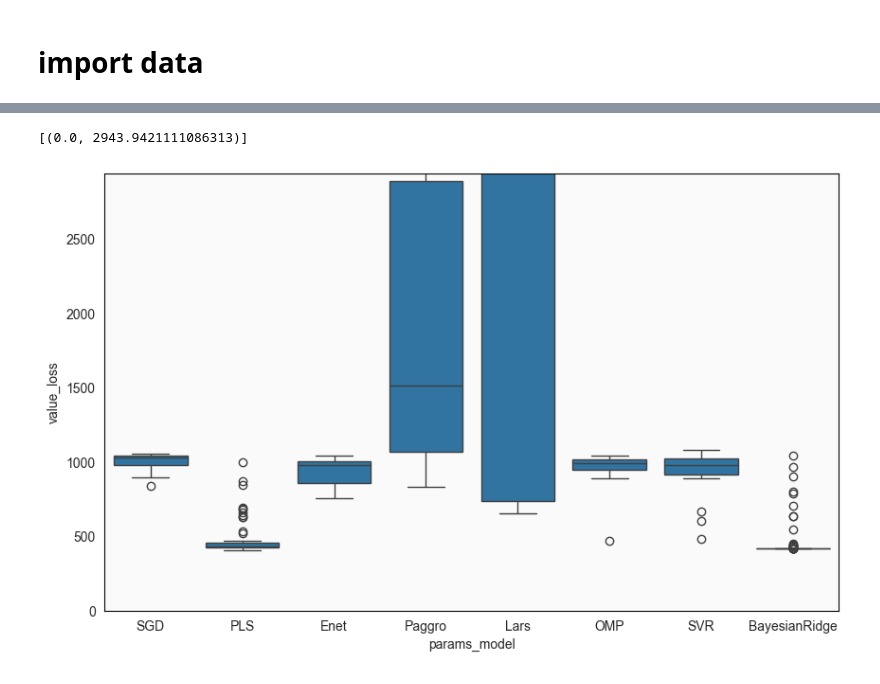
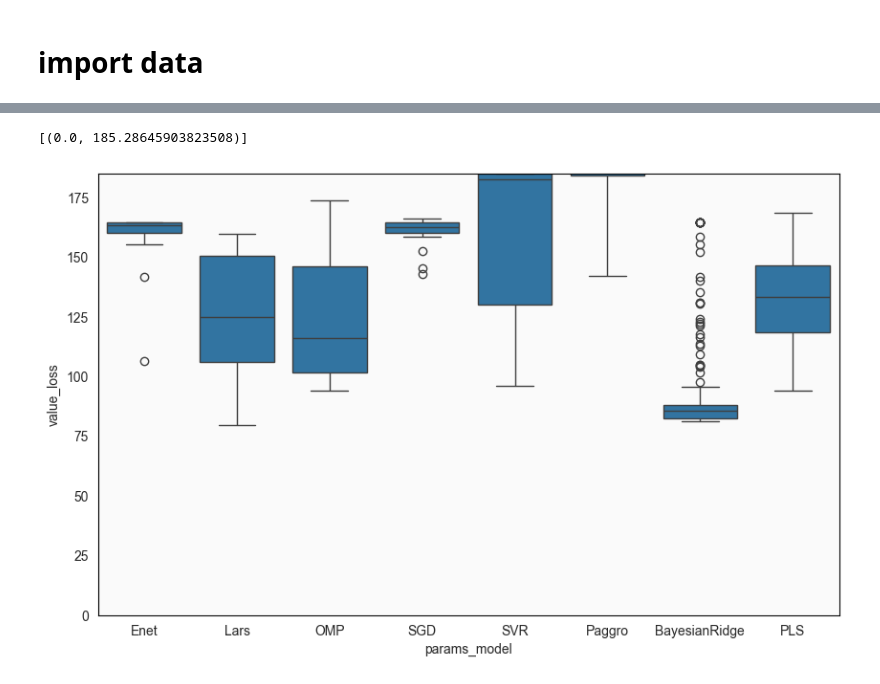
Before and after one commit to ryan-soh-pprint/DS_template, a Jupyter notebook: notebooks/06_train_profile.ipynb, the cells around one changed output, grey strips where cells are left out. Saved outputs shown, nothing was run; the diff lists cells and outputs as text; code cells hidden in the pictures.

```diff
--- a/notebooks/06_train_profile.ipynb
+++ b/notebooks/06_train_profile.ipynb
@@ -68,6 +61,6 @@ Index(['ABOVE_BELOW_5pct_Dwarf', 'BrownSug_Adulteration', 'Farm', 'Grade',
 # %%
 params_to_train = y_train.columns.tolist()
-train_params = ['Percent_Dwarf']
-params_to_train = [p for p in params_to_train if p in train_params]
+not_train_params = []
+params_to_train = [p for p in params_to_train if p not in not_train_params]
 params_to_train
 # %% [output]
@@ -79,5 +88,5 @@ params_to_train
 # %%
-model_version = f"{split}.0"
+model_version = f"{split}.1"
 
 model_folder = Path("../models/") / version / split / model_version
 model_folder.mkdir(parents=True, exist_ok=True)
@@ -87,13 +96,28 @@ WindowsPath('../models/v2/v2.0/v2.0.0')
+# %%
+value_limits = {
+    "Germination energy": (50, 100),
+    # "mold": (0, 30),
+    # "dermal contamination": (0, 20),
+    # "fester": (0, 15),
+    # "purple dot": (0, 15),
+    # "stink bug": (0, 50),
+    # "crack": (0, 25),
+    # "defective seed(except crack)": (0, 80),
+    # "defective seed(include crack)" : (0, 100),
+}
 # %%
 for i, param in enumerate(params_to_train):
     clear_output(wait=True)
 
-    # if i !=0:
-    #     # For testing purposes, only run the first parameter
-    #     break
+    if param != 'Germination energy':
+        # For testing purposes, only run the first parameter
+        continue
 
     param_folder = model_folder / f'{param}'
     param_folder.mkdir(parents=True, exist_ok=True)
+
+    if param in value_limits:
+        min_val, max_val = value_limits[param]
 
     STORAGE_URL = f"sqlite:///{param_folder}/model_training.db"
 
@@ -117,7 +141,9 @@ for i, param in enumerate(params_to_train):
             model_name=model_name,
             metric_names = ["loss"],
             direction = ["minimize",],
-            datatype = 'v4',
+            datatype = 'v5',
+            min_value = min_val,
+            max_value = max_val,
             # n_startup_trials=2,
             # n_trials=5,
         )
@@ -133,6 +159,7 @@ for i, param in enumerate(params_to_train):
             selected_y_train,
             groups=selected_y_train.index,
             storage=STORAGE_URL,
+            repeat = 1 # no penalty
             )
 
         trainer.save(param_folder)
@@ -165,7 +192,8 @@ for i, param in enumerate(params_to_train):
         labels = ['CV Train', 'Test'],
         show_error_bands = False,
         show_max_error = False,
-        show_R2 = False
+        show_R2 = False,
+        show_train_trendline = True,
     )
 
     fig.savefig(param_folder / f"{param}_regression_results.png", dpi=300, bbox_inches='tight')
@@ -203,17 +216,17 @@ else:
 # %%
 # plot loss ranges for each param_model
 plot_df = trainer.study.trials_dataframe()
 
 fig = plt.figure(figsize=(10, 6))
 
 ax = sns.boxplot(x="params_model", y="value_loss", data=plot_df)
 
-threshold = plot_df["value_loss"].quantile(0.95)
+upper_threshold = plot_df["value_loss"].quantile(0.95)  # Set the threshold at the 99th percentile
 
 # drop high outliers for better visualization
-ax.set(ylim=(0, threshold))
+ax.set(ylim=(0, upper_threshold))
 # %% [output]
-[(0.0, 2943.9421111086313)]
+[(0.0, 185.28645903823508)]
-[figure, old version]
+[figure, new version]
 # %%
 top_models_df = plot_df.sort_values(by="value_loss", ascending=True).drop_duplicates(subset=["params_model"], keep="first")[['number', 'value_loss', 'params_model']]
```
Also changed, not shown: parts of 19 cells of this notebook, 2 other files.
